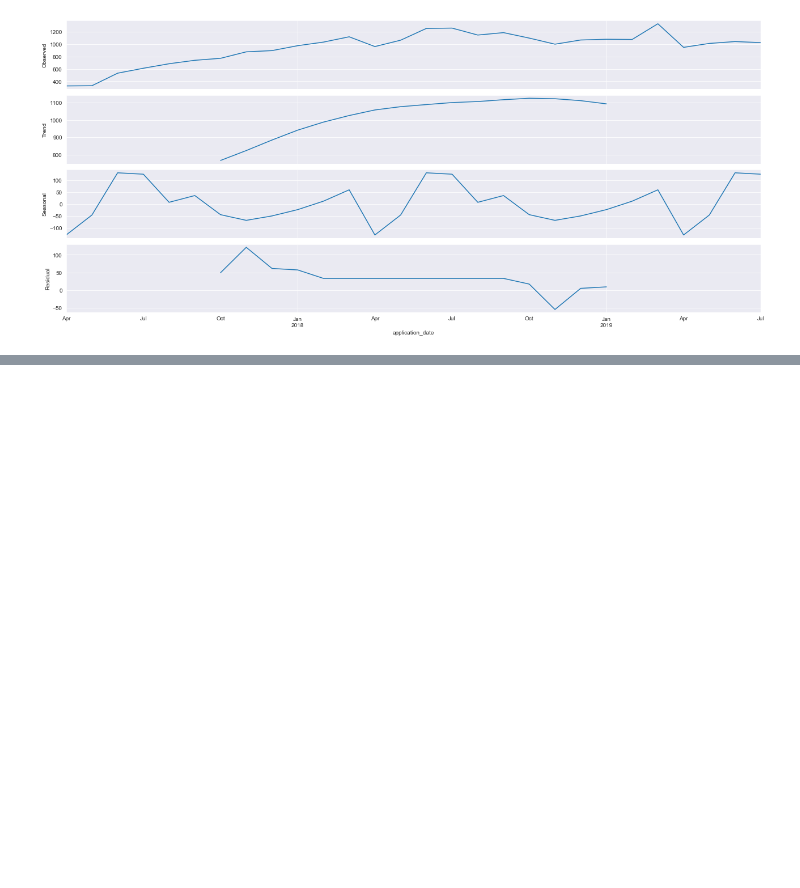
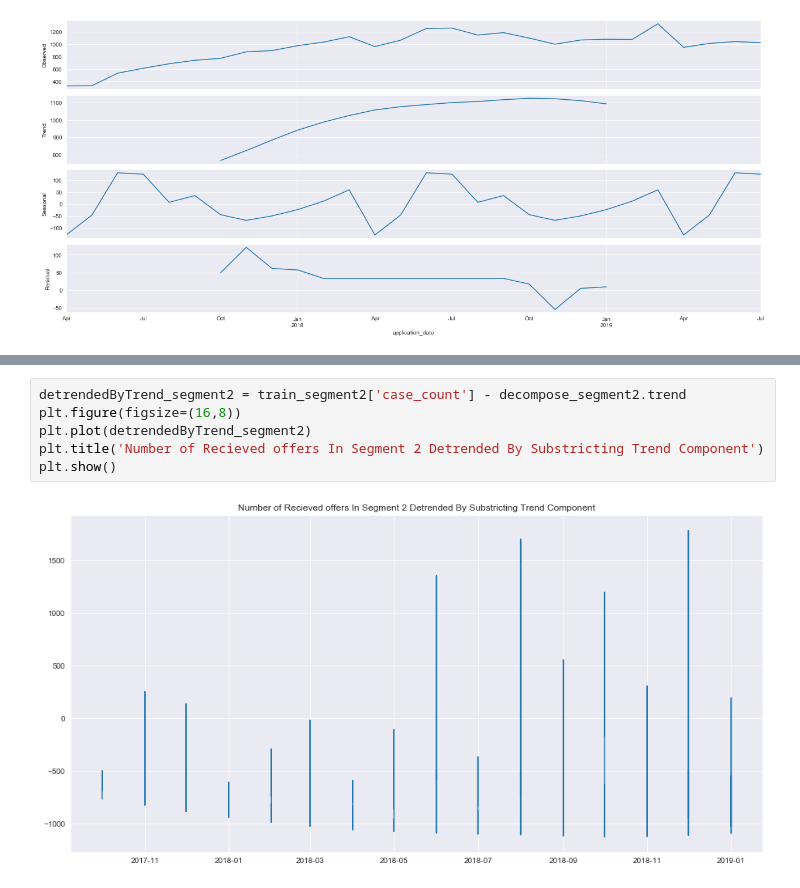
Before and after one commit to DebuRock/LTFS-Data-Science-FinHack, a Jupyter notebook: Time Series Analysis.ipynb, the cells around one changed output, grey strips where cells are left out. Drawn from its saved outputs; the diff is of its cells as text; blank space fills up the shorter version.

```diff
--- a/Time Series Analysis.ipynb
+++ b/Time Series Analysis.ipynb
@@ -64,0 +112,8 @@ plt.show()
+# %%
+detrendedByTrend_segment2 = train_segment2['case_count'] - decompose_segment2.trend
+plt.figure(figsize=(16,8))
+plt.plot(detrendedByTrend_segment2)
+plt.title('Number of Recieved offers In Segment 2 Detrended By Substricting Trend Component')
+plt.show()
+# %% [output]
+[figure, added]
```
Also changed, not shown: parts of 17 cells of this notebook, 1 other file.
